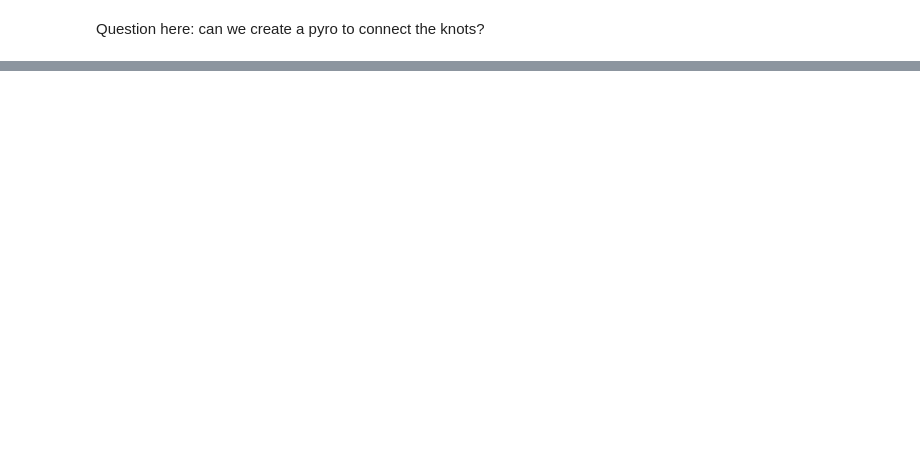
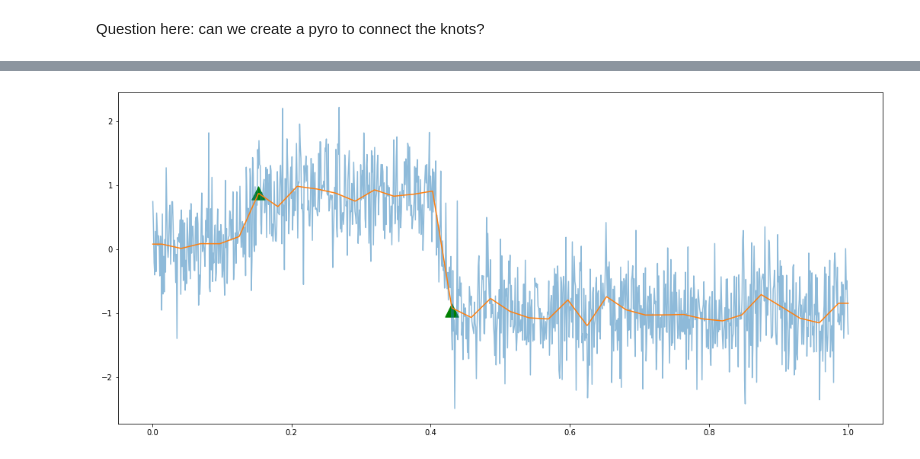
Before and after one commit to edwinnglabs/ts_playground, a Jupyter notebook: notebooks/Change Point.ipynb, the cells around one changed output, grey strips where cells are left out. Saved outputs shown, nothing was run; the diff lists cells and outputs as text; code cells hidden in the pictures; blank space fills up the shorter version.

```diff
--- a/notebooks/Change Point.ipynb
+++ b/notebooks/Change Point.ipynb
@@ -84,0 +127,18 @@ Question here: can we create a pyro to connect the knots?
+# %%
+input_data = {
+    'N_OBS': T,
+    'N_KNOTS_LEV': N_KNOTS,
+    'RESPONSE': y,
+    'K_LEV': K,
+    'SDY': np.std(y),
+}
+# %%
+fit = sm.optimizing(data=input_data)
+yhat = fit['yhat']
+# %%
+fig, ax = plt.subplots(1, 1, figsize=(18, 8))
+ax.plot(tp, y, alpha=0.5)
+ax.scatter(knots_tp[is_jump>0], knots[is_jump>0], marker='^', s=300, color='green')
+ax.plot(tp, yhat, label='fitted');
+# %% [output]
+[figure, added]
```
Also changed, not shown: parts of 9 cells of this notebook.
